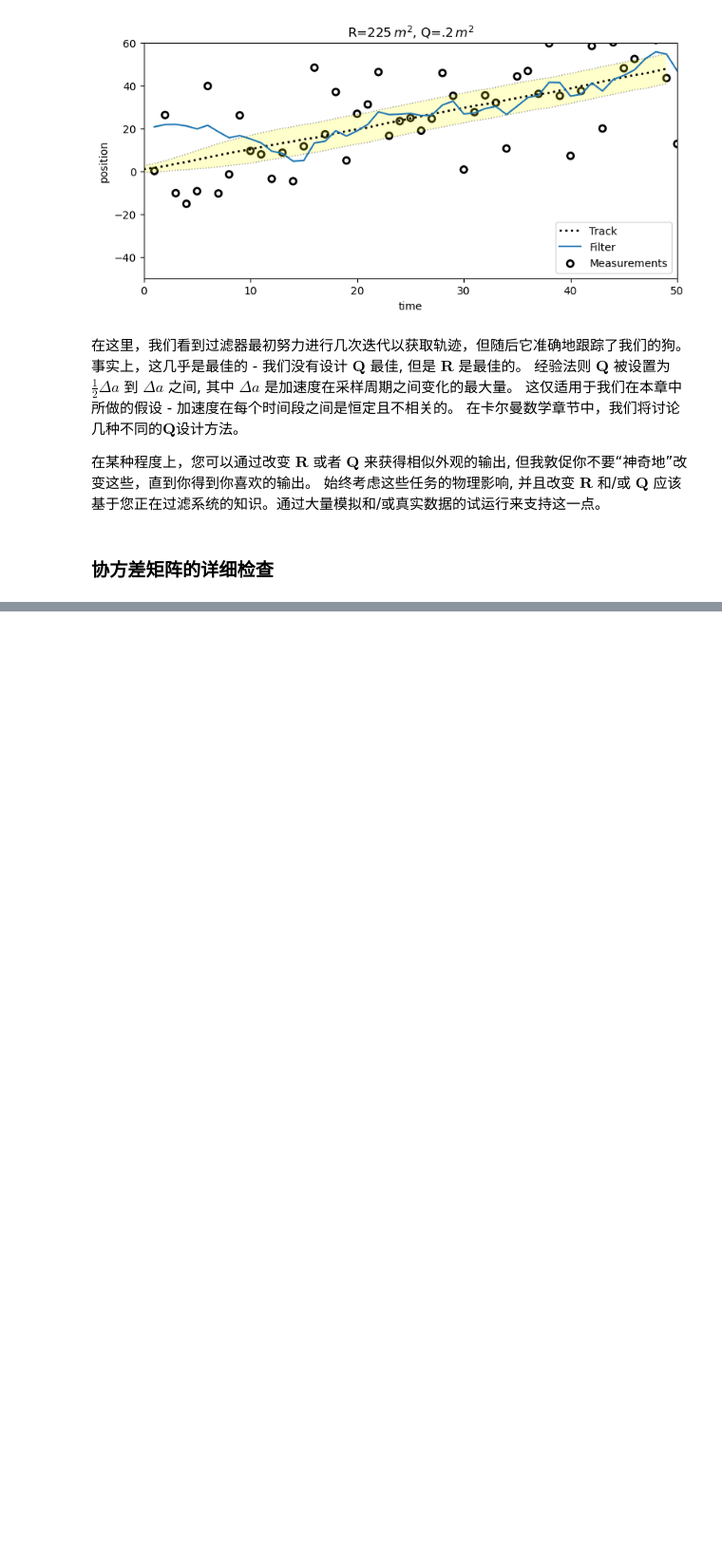
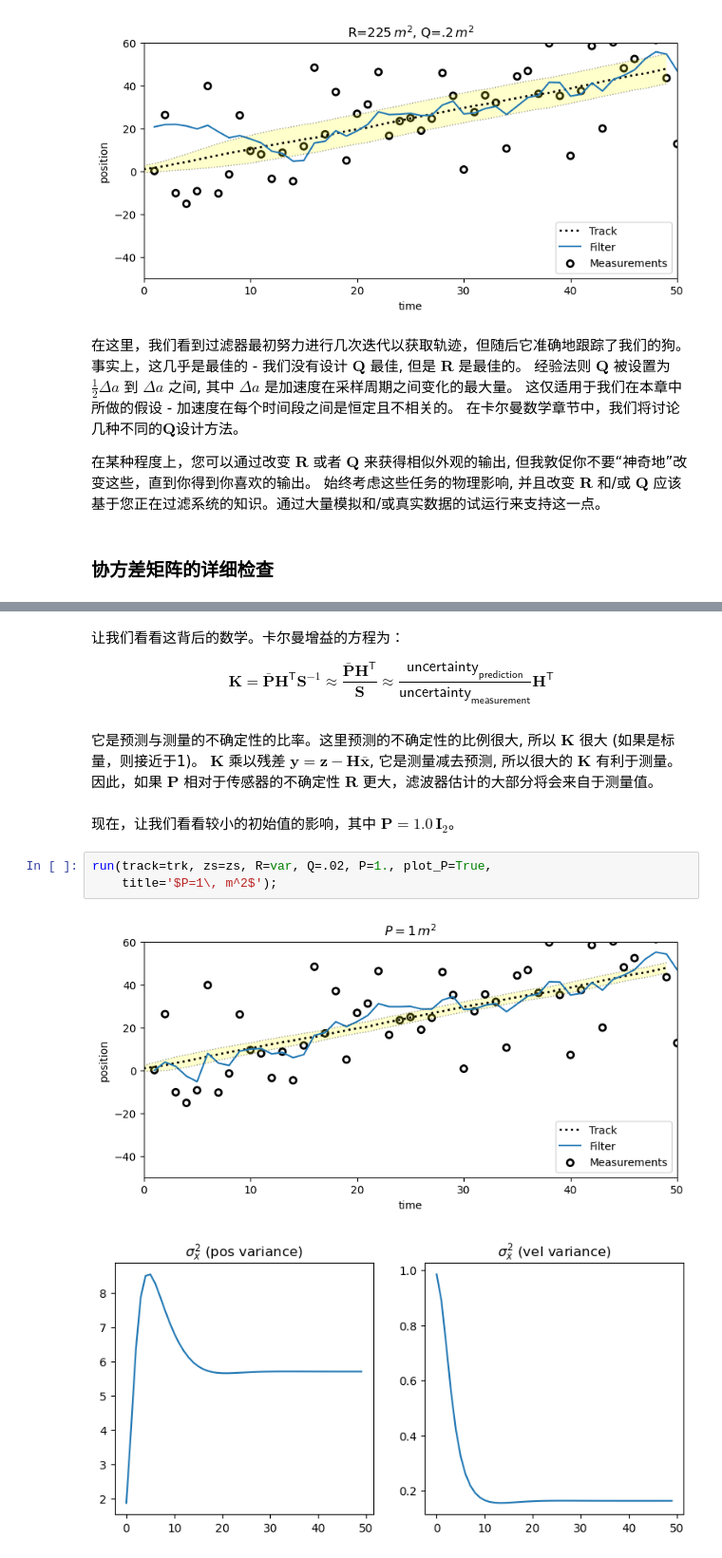
Before and after one commit to SunJianboGitHub/KalmanFilter, a Jupyter notebook: 06-多元卡尔曼滤波器.ipynb, the cells around one changed output, grey strips where cells are left out. Shown at 95% size. Drawn from its saved outputs; the diff is of its cells as text; blank space fills up the shorter version.

```diff
--- a/06-多元卡尔曼滤波器.ipynb
+++ b/06-多元卡尔曼滤波器.ipynb
@@ -1447,0 +1462,16 @@ run(track=trk, zs=zs, R=225, Q=.2, P=P, plot_P=False,
+# %% [markdown]
+让我们看看这背后的数学。卡尔曼增益的方程为：
+
+$$\mathbf K = \mathbf{\bar P} \mathbf H^\mathsf T\mathbf{S}^{-1} \approx \frac{\mathbf{\bar P}\mathbf H^\mathsf T}{\mathbf{S}}
+\approx \frac{\mathsf{uncertainty}_\mathsf{prediction}}{\mathsf{uncertainty}_\mathsf{measurement}}\mathbf H^\mathsf T
+$$
+# %% [markdown]
+它是预测与测量的不确定性的比率。这里预测的不确定性的比例很大, 所以 $\mathbf K$ 很大 (如果是标量，则接近于1)。 $\mathbf K$ 乘以残差 $\textbf{y} = \mathbf z - \mathbf{H \bar x}$, 它是测量减去预测, 所以很大的 $\mathbf K$ 有利于测量。 因此，如果 $\mathbf P$ 相对于传感器的不确定性 $\mathbf R$ 更大，滤波器估计的大部分将会来自于测量值。
+# %% [markdown]
+现在，让我们看看较小的初始值的影响，其中 $\mathbf P = 1.0\, \mathbf{I}_2$。
+# %%
+run(track=trk, zs=zs, R=var, Q=.02, P=1., plot_P=True,
+    title='$P=1\, m^2$');
+# %% [output]
+[figure, added]
+[figure, added]
```
Also changed, not shown: parts of 11 cells of this notebook.
